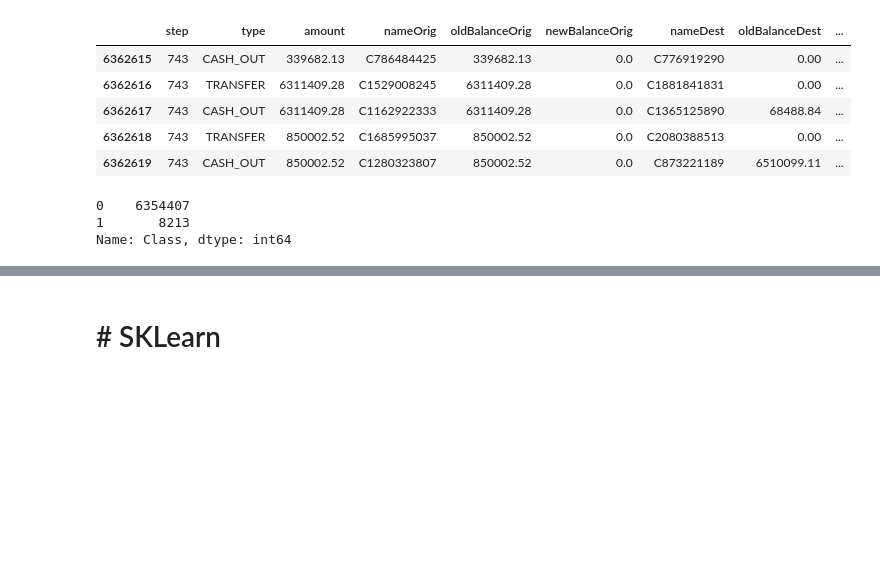
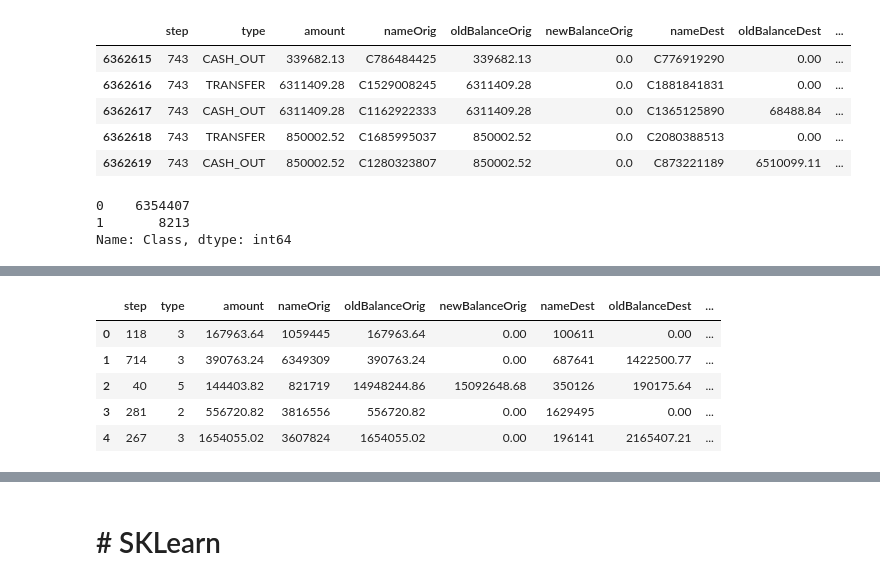
Before and after one commit to ekoabdulaziz96/deteksi_fraud_supervised, a Jupyter notebook: PAYSIM_UnderSampling_PemodelanRF_FeatureImportance_pemodelan_klasik_.ipynb, the cells around one changed output, grey strips where cells are left out. Drawn from its saved outputs; the diff is of its cells as text; code cells hidden in the pictures; blank space fills up the shorter version.

```diff
--- a/PAYSIM_UnderSampling_PemodelanRF_FeatureImportance_pemodelan_klasik_.ipynb
+++ b/PAYSIM_UnderSampling_PemodelanRF_FeatureImportance_pemodelan_klasik_.ipynb
@@ -702,22 +745,29 @@ Name: Class, dtype: int64
 # %%
 # Since our classes are highly skewed we should make them equivalent in order to have a normal distribution of the classes.
 
 # Lets shuffle the data before creating the subsamples
-df_copy = df.copy()
+df_copy = df_.copy()
 # df_copy = df_copy.sample(frac=1)
 
 # amount of fraud classes 492 rows.
 fraud_df = df_copy.loc[df_copy['Class'] == 1]
-# non_fraud_df = df_copy.loc[df['Class'] == 0][:1196]
-non_fraud_df = df_copy.loc[df_copy['Class'] == 0].sample(n=1196,random_state=1)
+# non_fraud_df = df_copy.loc[df['Class'] == 0][:8213]
+non_fraud_df = df_copy.loc[df_copy['Class'] == 0].sample(n=8213,random_state=1)
 
 normal_distributed_df = pd.concat([fraud_df, non_fraud_df])
 
 # Shuffle dataframe rows
 df_new = normal_distributed_df.sample(frac=1, random_state=1)
 df_new = df_new.reset_index()
 df_new = df_new.drop('index', axis=1)
 df_new.head()
+# %% [output]
+|  | step | type | amount | nameOrig | oldBalanceOrig | newBalanceOrig | nameDest | oldBalanceDest | ... |
+| 0 | 118 | 3 | 167963.64 | 1059445 | 167963.64 | 0.00 | 100611 | 0.00 | ... |
+| 1 | 714 | 3 | 390763.24 | 6349309 | 390763.24 | 0.00 | 687641 | 1422500.77 | ... |
+| 2 | 40 | 5 | 144403.82 | 821719 | 14948244.86 | 15092648.68 | 350126 | 190175.64 | ... |
+| 3 | 281 | 2 | 556720.82 | 3816556 | 556720.82 | 0.00 | 1629495 | 0.00 | ... |
+| 4 | 267 | 3 | 1654055.02 | 3607824 | 1654055.02 | 0.00 | 196141 | 2165407.21 | ... |
 # %%
 plt.figure(1,figsize=(5, 5), dpi=80)
 plt.grid(color='b', linestyle='-', linewidth=0.2)
```
Also changed, not shown: parts of 25 cells of this notebook.
